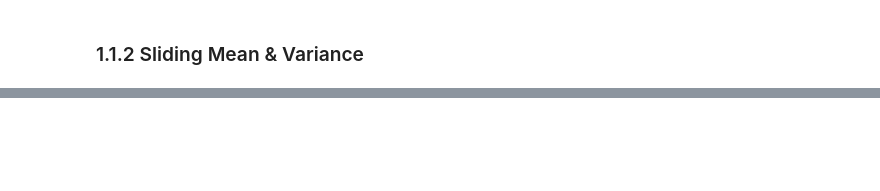
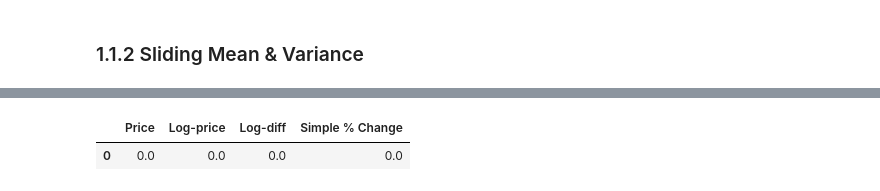
Before and after one commit to Darrekt/SPMLF-CW, a Jupyter notebook: src/main.ipynb, the cells around one changed output, grey strips where cells are left out. Saved outputs shown, nothing was run; the diff lists cells and outputs as text; code cells hidden in the pictures; blank space fills up the shorter version.

```diff
--- a/src/main.ipynb
+++ b/src/main.ipynb
@@ -40,0 +53,14 @@ plt.show()
+# %%
+figure.clf()
+figure, axes = plt.subplots(nrows=2, ncols=3)
+
+logret = logpx.diff()
+logret.plot(title="Log-diff Daily Returns", ax=axes[0,0])
+logret.rolling(252).mean().plot(title="252-day Sliding Window Mean of Log-diff daily returns", ax=axes[0,1])
+logret.rolling(252).std().plot(title="252-day Sliding Window Mean of Log-diff daily returns", ax=axes[0,2])
+
+
+simpret = px.pct_change()
+simpret.plot(title="Simple Daily Return", ax=axes[1,0])
+simpret.rolling(252).mean().plot(title="252-day Sliding Window Mean of Log-diff returns", ax=axes[1,1])
+simpret.rolling(252).std().plot(title="252-day Sliding Window S.D. of Log-diff returns", ax=axes[1,2])
@@ -40,0 +77,7 @@ plt.show()
+# %%
+from scipy import stats
+# return the Jarque−Bera test p−value for a time−series x
+pd.DataFrame(data=np.array([[stats.jarque_bera(px)[1], stats.jarque_bera(logpx)[1], stats.jarque_bera(logret.dropna())[1], stats.jarque_bera(simpret.dropna())[1]]]), columns=["Price", "Log-price", "Log-diff", "Simple % Change"])
+# %% [output]
+|  | Price | Log-price | Log-diff | Simple % Change |
+| 0 | 0.0 | 0.0 | 0.0 | 0.0 |
```
Also changed, not shown: parts of 23 cells of this notebook, 5 other files.
